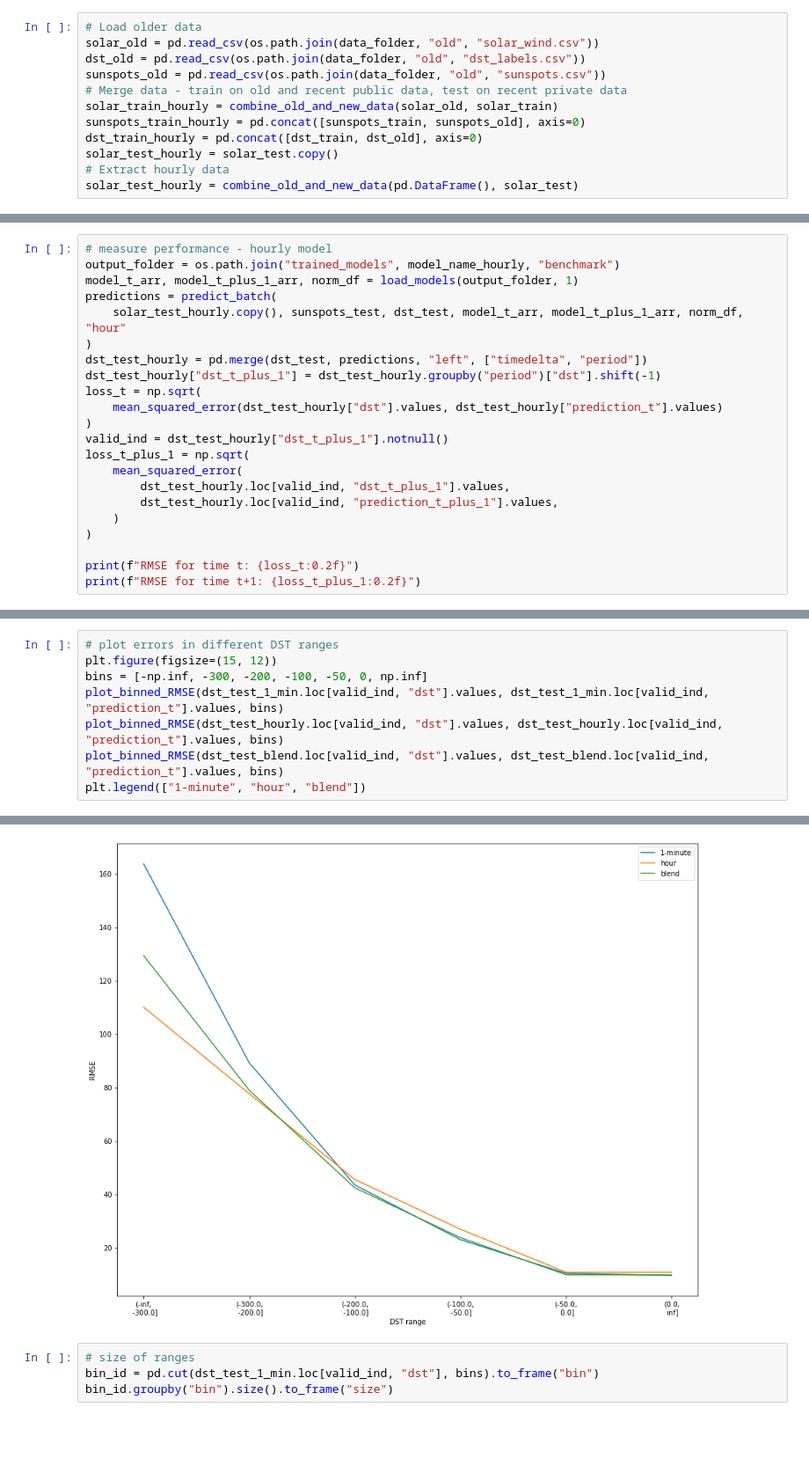
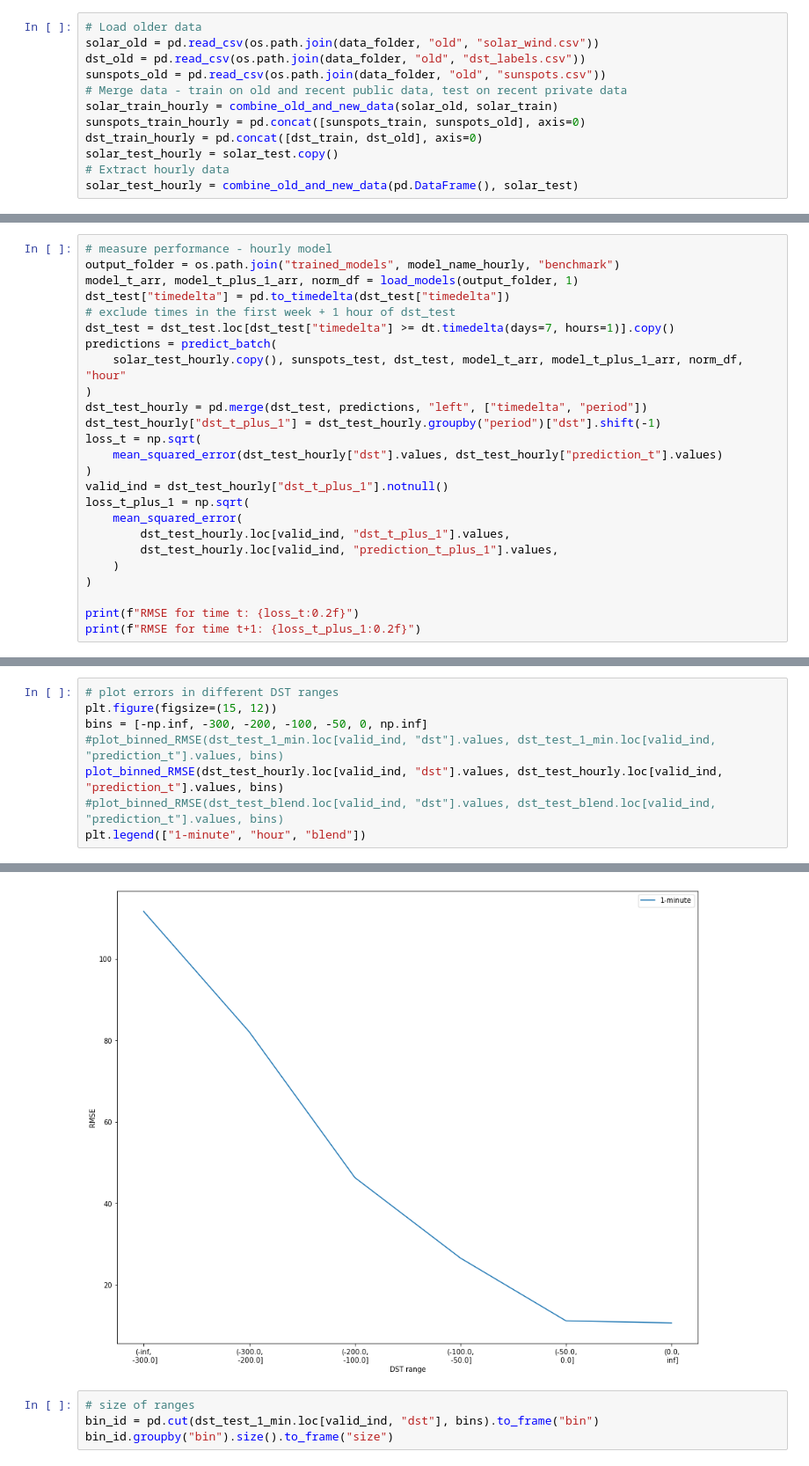
Before and after one commit to CIRES-Geomagnetism/MagNet, a Jupyter notebook: including_old_data.ipynb, the cells around one changed output, grey strips where cells are left out. Shown at 88% size. Cells and saved outputs as stored; diff of their text form; blank space fills up the shorter version.

```diff
--- a/including_old_data.ipynb
+++ b/including_old_data.ipynb
@@ -152,6 +149,9 @@ RMSE for time t+1: 12.26
 # measure performance - hourly model
 output_folder = os.path.join("trained_models", model_name_hourly, "benchmark")
 model_t_arr, model_t_plus_1_arr, norm_df = load_models(output_folder, 1)
+dst_test["timedelta"] = pd.to_timedelta(dst_test["timedelta"])
+# exclude times in the first week + 1 hour of dst_test
+dst_test = dst_test.loc[dst_test["timedelta"] >= dt.timedelta(days=7, hours=1)].copy()
 predictions = predict_batch(
     solar_test_hourly.copy(), sunspots_test, dst_test, model_t_arr, model_t_plus_1_arr, norm_df, "hour"
 )
@@ -199,14 +199,14 @@ RMSE for time t+1: 12.12
 # %%
 # plot errors in different DST ranges
 plt.figure(figsize=(15, 12))
 bins = [-np.inf, -300, -200, -100, -50, 0, np.inf]
-plot_binned_RMSE(dst_test_1_min.loc[valid_ind, "dst"].values, dst_test_1_min.loc[valid_ind, "prediction_t"].values, bins)
+#plot_binned_RMSE(dst_test_1_min.loc[valid_ind, "dst"].values, dst_test_1_min.loc[valid_ind, "prediction_t"].values, bins)
 plot_binned_RMSE(dst_test_hourly.loc[valid_ind, "dst"].values, dst_test_hourly.loc[valid_ind, "prediction_t"].values, bins)
-plot_binned_RMSE(dst_test_blend.loc[valid_ind, "dst"].values, dst_test_blend.loc[valid_ind, "prediction_t"].values, bins)
+#plot_binned_RMSE(dst_test_blend.loc[valid_ind, "dst"].values, dst_test_blend.loc[valid_ind, "prediction_t"].values, bins)
 plt.legend(["1-minute", "hour", "blend"])
 # %% [output]
 <matplotlib.legend.Legend at 0x...>
-[figure, old version]
+[figure, new version]
 # %%
 # size of ranges
 bin_id = pd.cut(dst_test_1_min.loc[valid_ind, "dst"], bins).to_frame("bin")
```
Also changed, not shown: parts of 7 cells of this notebook, 11 other files.
